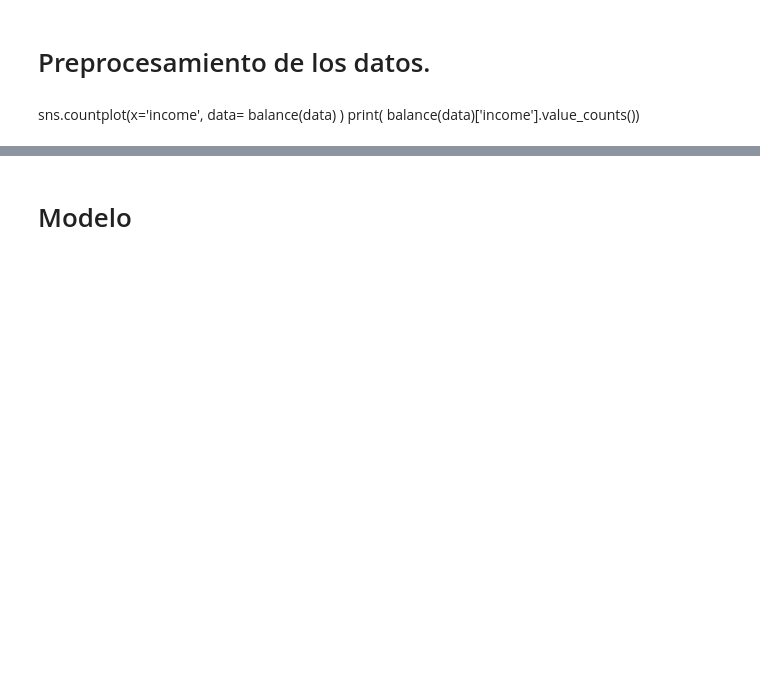
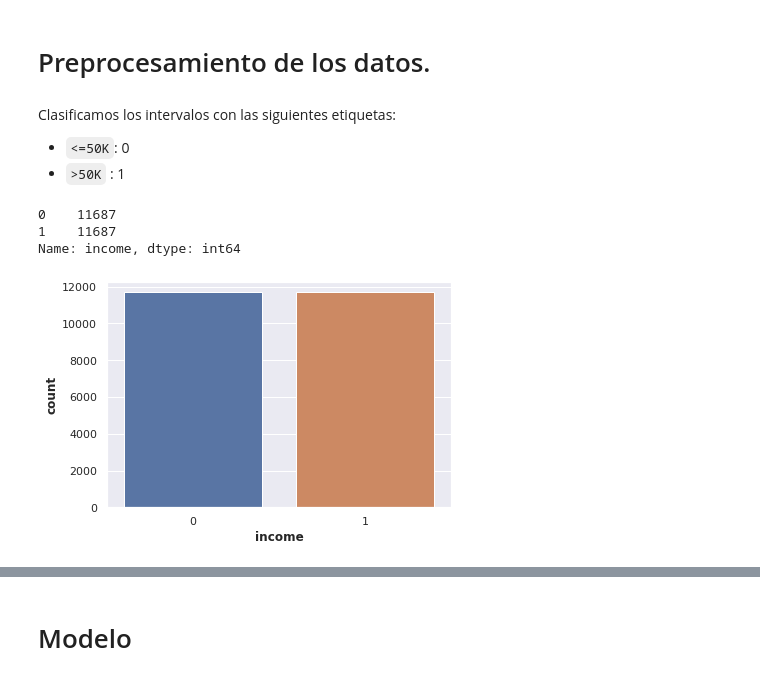
Before and after one commit to cristianBMJ/Data_Science_Projects, a Jupyter notebook: Ingresos.ipynb, the cells around one changed output, grey strips where cells are left out. Saved outputs shown, nothing was run; the diff lists cells and outputs as text; code cells hidden in the pictures; blank space fills up the shorter version.

```diff
--- a/Ingresos.ipynb
+++ b/Ingresos.ipynb
@@ -216,0 +212,5 @@ def encode(df):
+# %% [markdown]
+Clasificamos los intervalos con las siguientes etiquetas:
+
+- `<=50K`: 0
+- `>50K` : 1
@@ -217,8 +222,9 @@ def encode(df):
 # %%
 from sklearn.utils import resample
 
-def balance(X):
-    df = encode(X)
+def balance(DF):
+    df= DF.copy()
+    df = encode(df)
 
     Xtramo1 = df[df.income == 0]
     Xtramo2 = df[df.income == 1]
@@ -232,6 +238,12 @@ def balance(X):
                                      )
 
     return  pd.concat([XDownSample , Xtramo2] )
-# %% [markdown]
-sns.countplot(x='income', data= balance(data) )
-print( balance(data)['income'].value_counts())
+# %%
+dataBalance = balance(data)
+sns.countplot(x='income', data=dataBalance  )
+print( dataBalance['income'].value_counts())
+# %% [output]
+0    11687
+1    11687
+Name: income, dtype: int64
+[figure, added]
```
Also changed, not shown: parts of 24 cells of this notebook.
